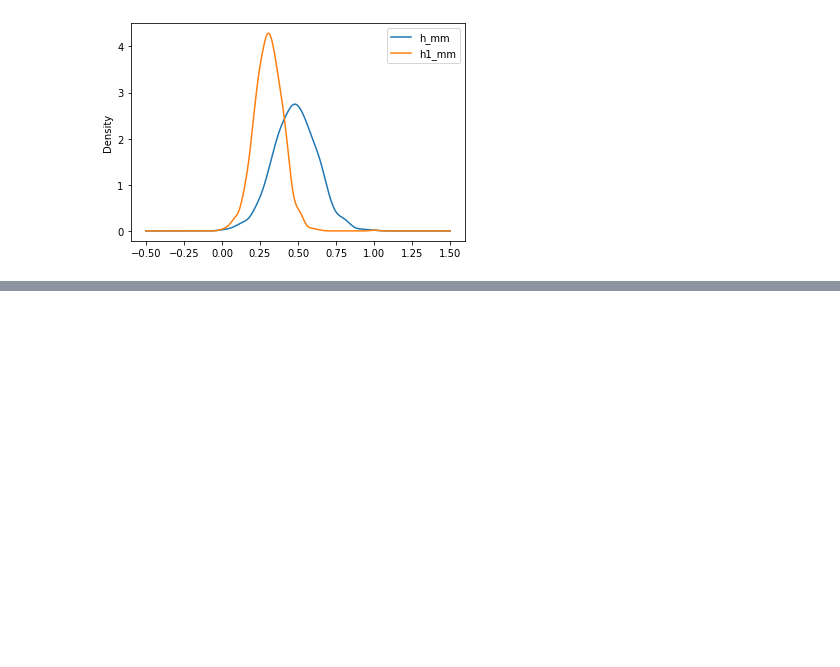
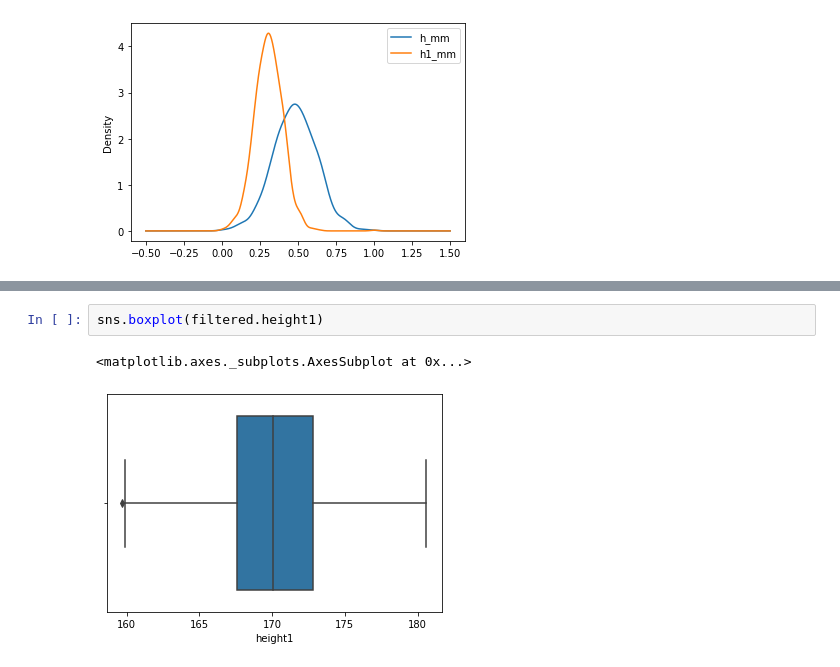
Before and after one commit to LeeSeungYun1020/Introduction_To_Data_Science, a Jupyter notebook: classroom/Data_Wrangling.ipynb, the cells around one changed output, grey strips where cells are left out. Drawn from its saved outputs; the diff is of its cells as text; blank space fills up the shorter version.

```diff
--- a/classroom/Data_Wrangling.ipynb
+++ b/classroom/Data_Wrangling.ipynb
@@ -399,0 +425,5 @@ df[["h_mm", "h1_mm"]].plot.kde()
+# %%
+sns.boxplot(filtered.height1)
+# %% [output]
+<matplotlib.axes._subplots.AxesSubplot at 0x...>
+[figure, added]
```
Also changed, not shown: parts of 11 cells of this notebook.
